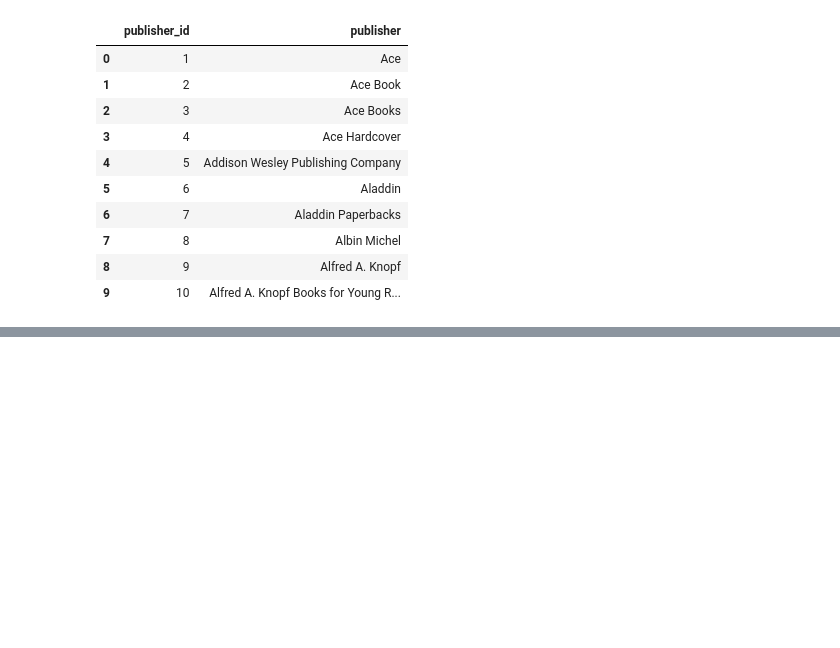
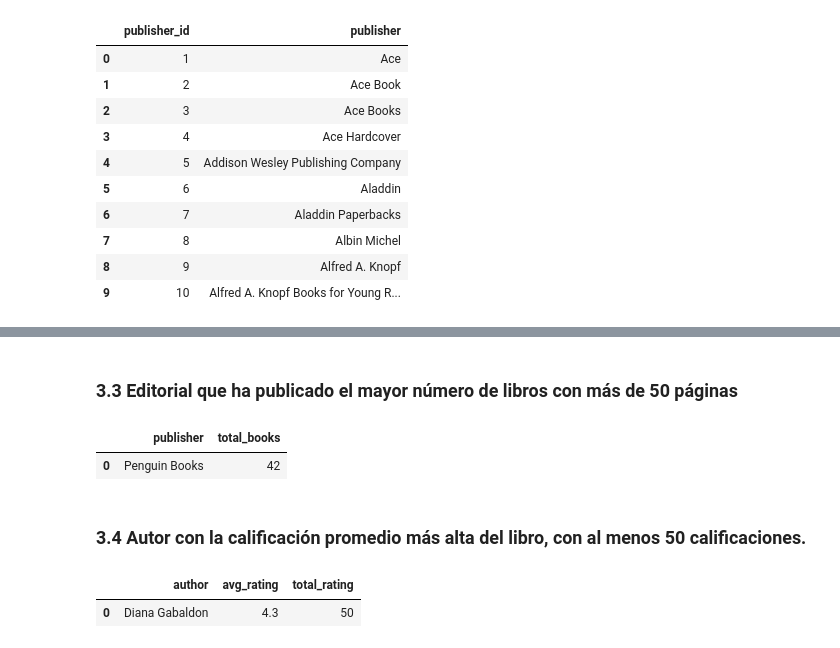
Before and after one commit to pedro-pali/Analisis_SQL, a Jupyter notebook: proyecto_sql.ipynb, the cells around one changed output, grey strips where cells are left out. Cells and saved outputs as stored; diff of their text form; code cells hidden in the pictures; blank space fills up the shorter version.

```diff
--- a/proyecto_sql.ipynb
+++ b/proyecto_sql.ipynb
@@ -203,0 +271,52 @@ pd.io.sql.read_sql(query, con = engine)
+# %% [markdown]
+### 3.3 Editorial que ha publicado el mayor número de libros con más de 50 páginas
+# %%
+query = """
+SELECT
+    publishers.publisher,
+    COUNT(books.book_id) AS total_books
+FROM
+    books
+JOIN
+    publishers
+    ON books.publisher_id = publishers.publisher_id
+WHERE
+    books.num_pages > 50
+GROUP BY
+    publishers.publisher
+ORDER BY
+    total_books DESC
+LIMIT 1;
+"""
+pd.io.sql.read_sql(query, con = engine)
+# %% [output]
+|  | publisher | total_books |
+| 0 | Penguin Books | 42 |
+# %% [markdown]
+### 3.4 Autor con la calificación promedio más alta del libro, con al menos 50 calificaciones.
+# %%
+query = """
+SELECT
+    authors.author,
+    AVG(ratings.rating) AS avg_rating,
+    COUNT(ratings.rating) AS total_rating
+FROM
+    books
+JOIN
+    ratings
+    ON books.book_id = ratings.book_id
+JOIN
+    authors
+    ON books.author_id = authors.author_id
+GROUP BY
+    authors.author
+HAVING
+    COUNT(ratings.rating) >= 50
+ORDER BY
+    avg_rating DESC
+LIMIT 1;
+"""
+pd.io.sql.read_sql(query, con = engine)
+# %% [output]
+|  | author | avg_rating | total_rating |
+| 0 | Diana Gabaldon | 4.3 | 50 |
```
Also changed, not shown: parts of 13 cells of this notebook.
